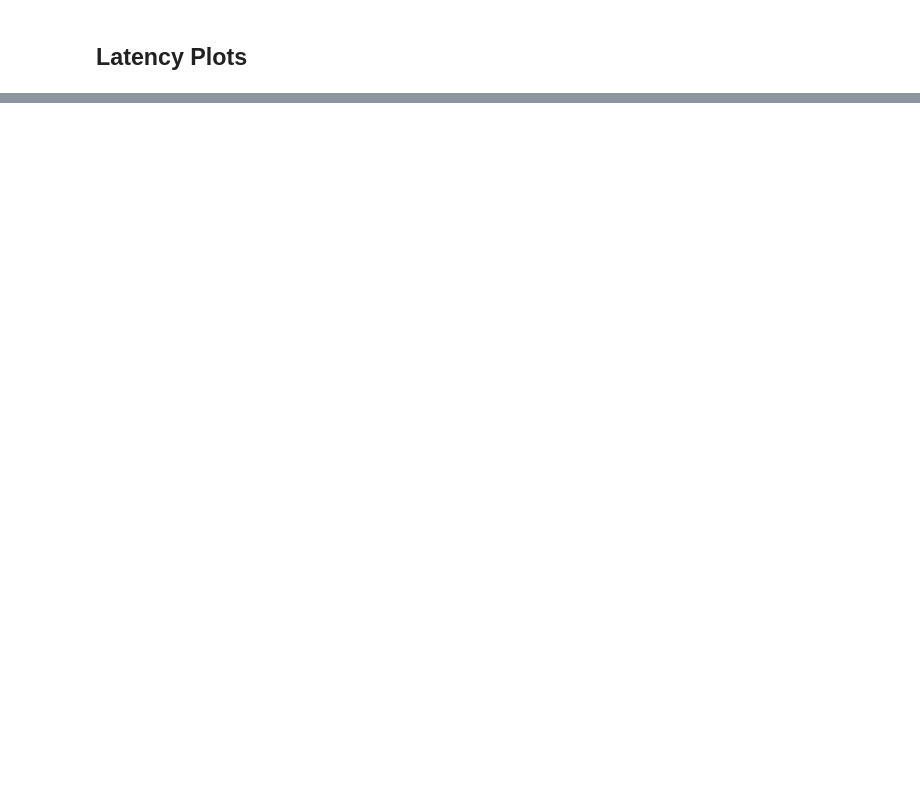
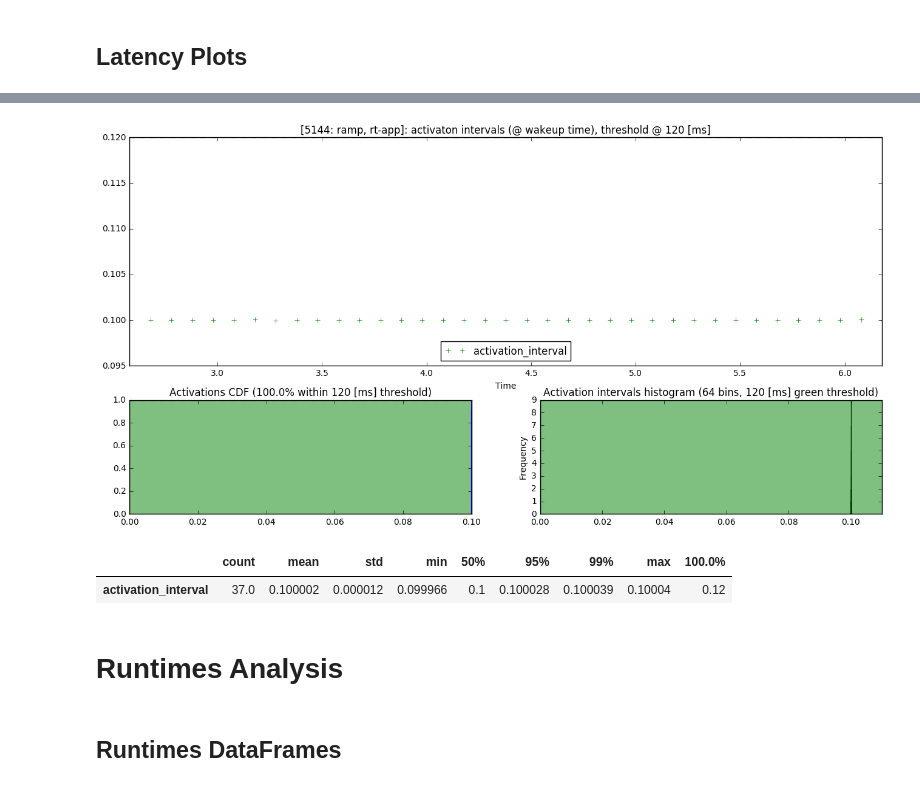
Before and after one commit to ARM-software/lisa, a Jupyter notebook: ipynb/examples/trace_analysis/TraceAnalysis_TasksLatencies.ipynb, the cells around one changed output, grey strips where cells are left out. Cells and saved outputs as stored; diff of their text form; code cells hidden in the pictures; blank space fills up the shorter version.

Commit message:
examples/latency: add examples for Runtimes and Activations Analysis
Signed-off-by: Patrick Bellasi <patrick.bellasi@arm.com>

```diff
--- a/ipynb/examples/trace_analysis/TraceAnalysis_TasksLatencies.ipynb
+++ b/ipynb/examples/trace_analysis/TraceAnalysis_TasksLatencies.ipynb
@@ -273,0 +402,4 @@ trace.analysis.latency.plotLatencyBands('ramp')
+# %%
+# Plot activation internvals for a specified task
+activations_df = trace.analysis.latency.plotActivations('ramp', threshold_ms=120)
+# %% [output]
@@ -273,0 +410,11 @@ trace.analysis.latency.plotLatencyBands('ramp')
+[figure, added]
+# %%
+# Plot statistics on task activation intervals
+activations_df.T
+# %% [output]
+|  | count | mean | std | min | 50% | 95% | 99% | max | 100.0% |
+| activation_interval | 37.0 | 0.100002 | 0.000012 | 0.099966 | 0.1 | 0.100028 | 0.100039 | 0.10004 | 0.12 |
+# %% [markdown]
+# Runtimes Analysis
+# %% [markdown]
+## Runtimes DataFrames
```
Also changed, not shown: parts of 33 cells of this notebook.
